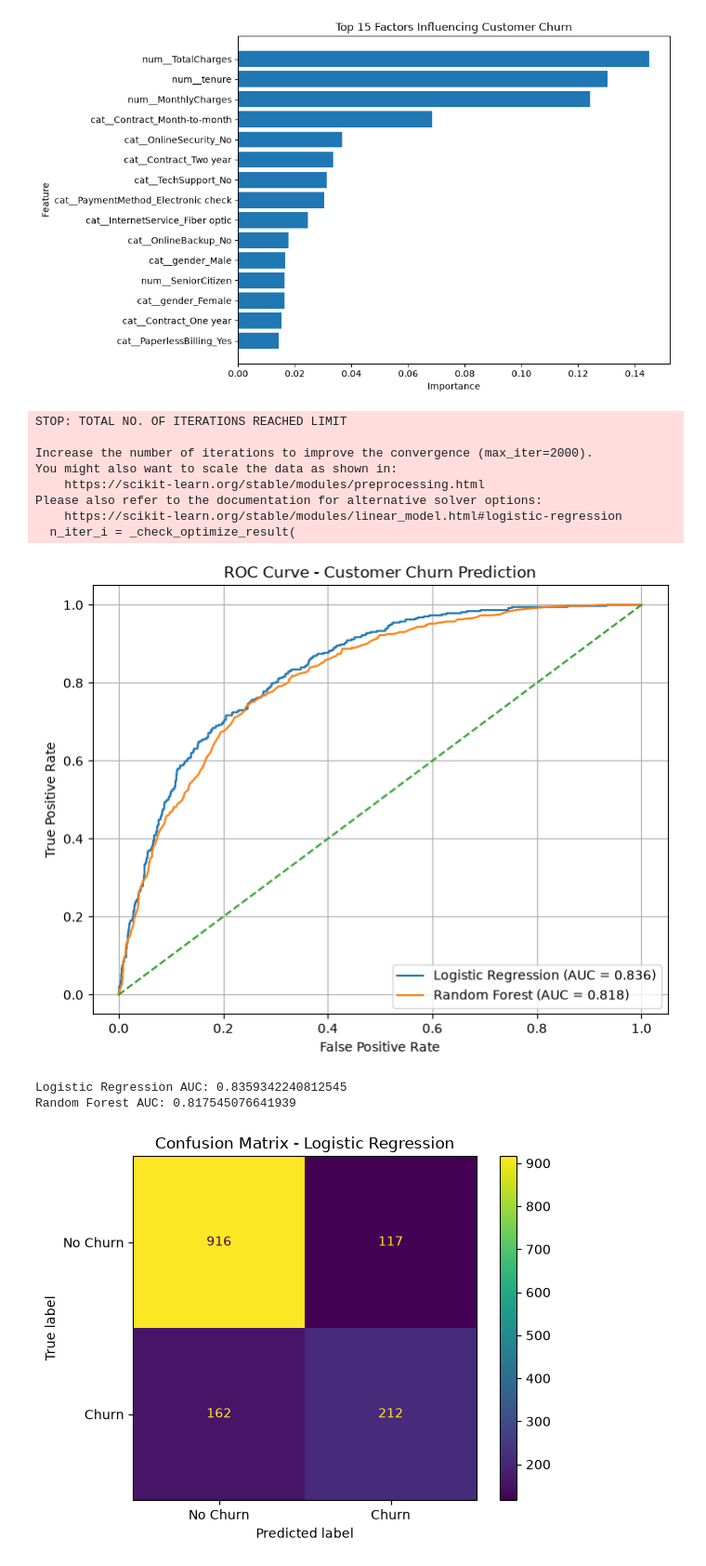
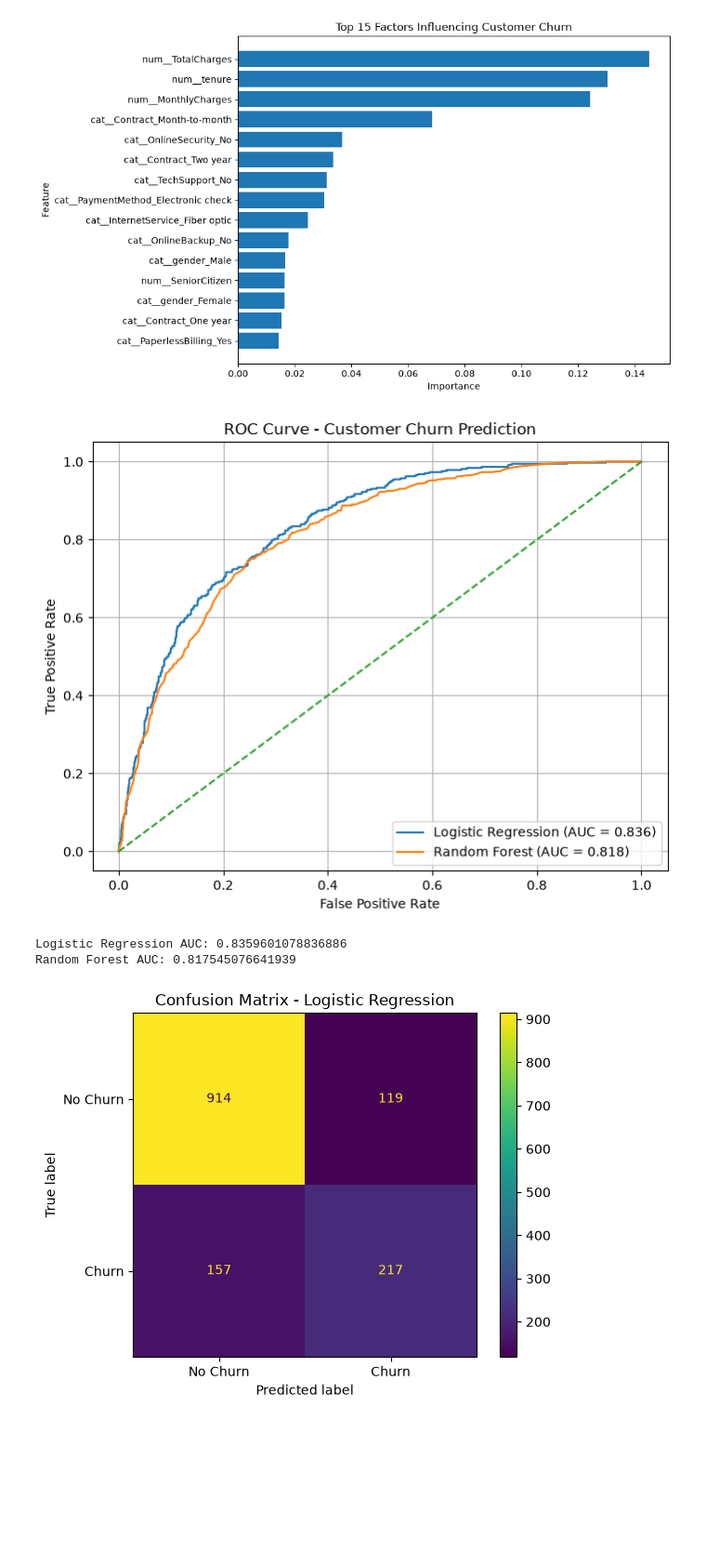
Before and after one commit to 2004hrishi/Customer-Churn-Prediction-Analysis, a Jupyter notebook: Customer_Churn_Prediction_Analysis.ipynb, the cells around one changed output. Shown at 93% size. Saved outputs shown, nothing was run; the diff lists cells and outputs as text; code cells hidden in the pictures; blank space fills up the shorter version.

```diff
--- a/Customer_Churn_Prediction_Analysis.ipynb
+++ b/Customer_Churn_Prediction_Analysis.ipynb
@@ -424,7 +388,7 @@ from sklearn.compose import ColumnTransformer
 from sklearn.preprocessing import OneHotEncoder
 
 # Find categorical and numerical columns
-categorical_cols = X.select_dtypes(include=["object"]).columns
+categorical_cols = X.select_dtypes(include=["str"]).columns
 numerical_cols = X.select_dtypes(exclude=["object"]).columns
 
 print("Categorical columns:")
@@ -463,7 +425,7 @@ from sklearn.linear_model import LogisticRegression
 from sklearn.metrics import accuracy_score, classification_report, confusion_matrix
 
 # Create the model
-model = LogisticRegression(max_iter=1000)
+model = LogisticRegression(max_iter=5000)
 
 # Train the model
 model.fit(X_train_encoded, y_train)
@@ -641,7 +595,7 @@ from sklearn.metrics import roc_curve, roc_auc_score
 import matplotlib.pyplot as plt
 
 # Train Logistic Regression
-lr_model = LogisticRegression(max_iter=2000)
+lr_model = LogisticRegression(max_iter=5000)
 lr_model.fit(X_train_encoded, y_train)
 
 # Train Random Forest
@@ -660,44 +614,36 @@ lr_auc = roc_auc_score(y_test, lr_prob)
 rf_auc = roc_auc_score(y_test, rf_prob)
 
 # Plot
 plt.figure(figsize=(8, 6))
 
 plt.plot(
     lr_fpr,
     lr_tpr,
     label=f"Logistic Regression (AUC = {lr_auc:.3f})"
 )
 
 plt.plot(
     rf_fpr,
     rf_tpr,
     label=f"Random Forest (AUC = {rf_auc:.3f})"
 )
 
 plt.plot([0, 1], [0, 1], linestyle="--")
 
 plt.xlabel("False Positive Rate")
 plt.ylabel("True Positive Rate")
 plt.title("ROC Curve - Customer Churn Prediction")
 
 plt.legend()
 plt.grid()
 plt.show()
 
 print("Logistic Regression AUC:", lr_auc)
 print("Random Forest AUC:", rf_auc)
 # %% [output]
+[figure]
-STOP: TOTAL NO. OF ITERATIONS REACHED LIMIT
-
-Increase the number of iterations to improve the convergence (max_iter=2000).
-You might also want to scale the data as shown in:
-    https://scikit-learn.org/stable/modules/preprocessing.html
-Please also refer to the documentation for alternative solver options:
-    https://scikit-learn.org/stable/modules/linear_model.html#logistic-regression
-  n_iter_i = _check_optimize_result(
+Logistic Regression AUC: 0.8359601078836886
+Random Forest AUC: 0.817545076641939
-[figure]
-Logistic Regression AUC: 0.8359342240812545
-Random Forest AUC: 0.817545076641939
 # %%
 from sklearn.metrics import ConfusionMatrixDisplay
 import matplotlib.pyplot as plt
```
Also changed, not shown: parts of 9 cells of this notebook, 5 other files.
